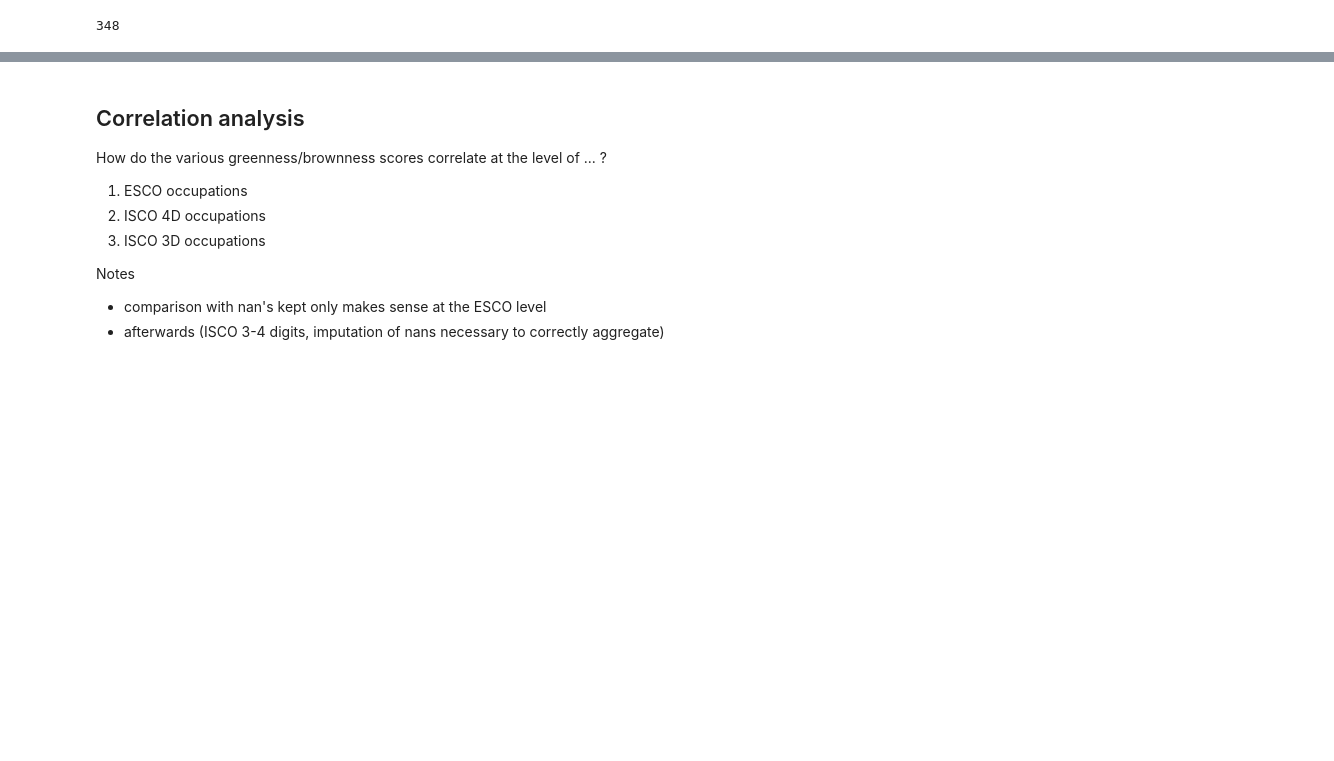
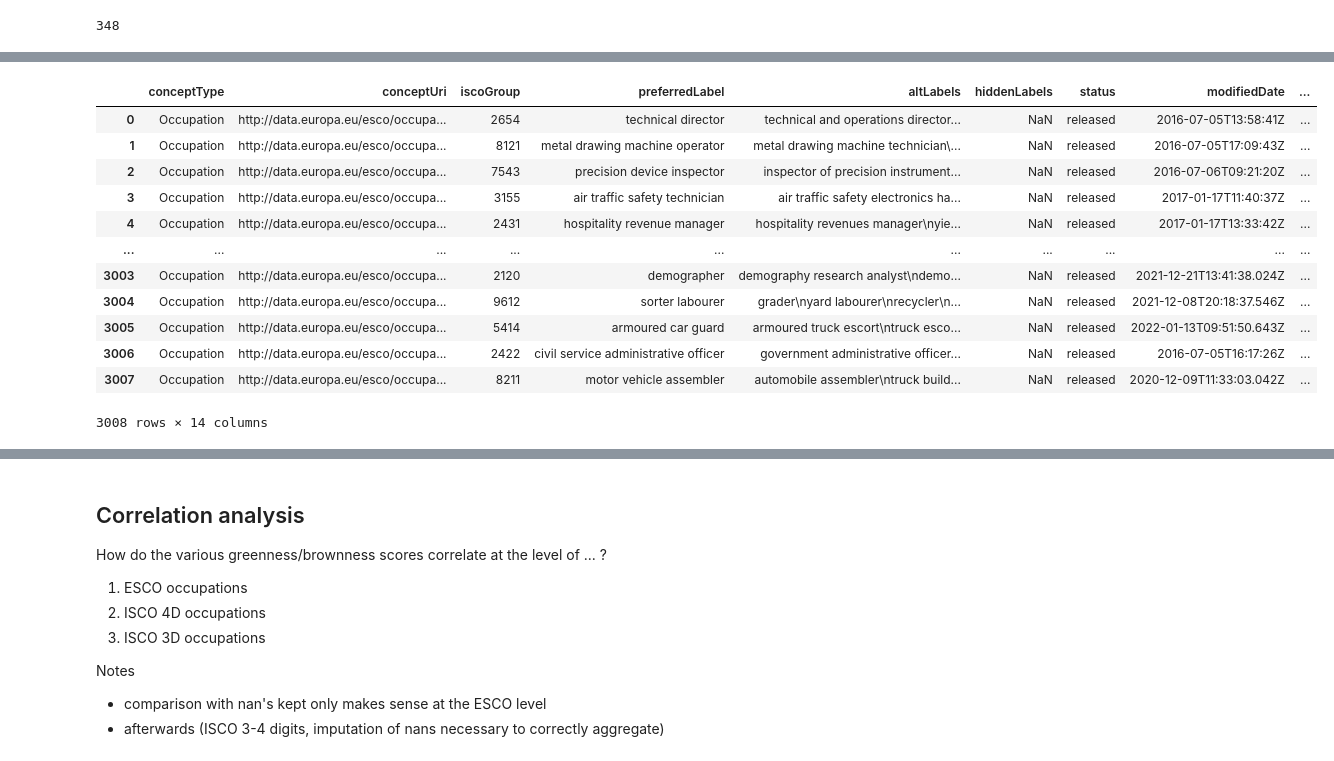
Before and after one commit to derpyninja/re4gt, a Jupyter notebook: notebooks/new/02-fz-esco-onet-data-merging-final.ipynb, the cells around one changed output, grey strips where cells are left out. Cells and saved outputs as stored; diff of their text form; code cells hidden in the pictures; blank space fills up the shorter version.

```diff
--- a/notebooks/new/02-fz-esco-onet-data-merging-final.ipynb
+++ b/notebooks/new/02-fz-esco-onet-data-merging-final.ipynb
@@ -606,0 +636,16 @@ ds_meta_brown.loc[
+# %%
+esco.occupations
+# %% [output]
+|  | conceptType | conceptUri | iscoGroup | preferredLabel | altLabels | hiddenLabels | status | modifiedDate | ... |
+| 0 | Occupation | http://data.europa.eu/esco/occupa... | 2654 | technical director | technical and operations director... | NaN | released | 2016-07-05T13:58:41Z | ... |
+| 1 | Occupation | http://data.europa.eu/esco/occupa... | 8121 | metal drawing machine operator | metal drawing machine technician\... | NaN | released | 2016-07-05T17:09:43Z | ... |
+| 2 | Occupation | http://data.europa.eu/esco/occupa... | 7543 | precision device inspector | inspector of precision instrument... | NaN | released | 2016-07-06T09:21:20Z | ... |
+| 3 | Occupation | http://data.europa.eu/esco/occupa... | 3155 | air traffic safety technician | air traffic safety electronics ha... | NaN | released | 2017-01-17T11:40:37Z | ... |
+| 4 | Occupation | http://data.europa.eu/esco/occupa... | 2431 | hospitality revenue manager | hospitality revenues manager\nyie... | NaN | released | 2017-01-17T13:33:42Z | ... |
+| ... | ... | ... | ... | ... | ... | ... | ... | ... | ... |
+| 3003 | Occupation | http://data.europa.eu/esco/occupa... | 2120 | demographer | demography research analyst\ndemo... | NaN | released | 2021-12-21T13:41:38.024Z | ... |
+| 3004 | Occupation | http://data.europa.eu/esco/occupa... | 9612 | sorter labourer | grader\nyard labourer\nrecycler\n... | NaN | released | 2021-12-08T20:18:37.546Z | ... |
+| 3005 | Occupation | http://data.europa.eu/esco/occupa... | 5414 | armoured car guard | armoured truck escort\ntruck esco... | NaN | released | 2022-01-13T09:51:50.643Z | ... |
+| 3006 | Occupation | http://data.europa.eu/esco/occupa... | 2422 | civil service administrative officer | government administrative officer... | NaN | released | 2016-07-05T16:17:26Z | ... |
+| 3007 | Occupation | http://data.europa.eu/esco/occupa... | 8211 | motor vehicle assembler | automobile assembler\ntruck build... | NaN | released | 2020-12-09T11:33:03.042Z | ... |
+3008 rows × 14 columns
```
Also changed, not shown: parts of 17 cells of this notebook, 14 other files.
